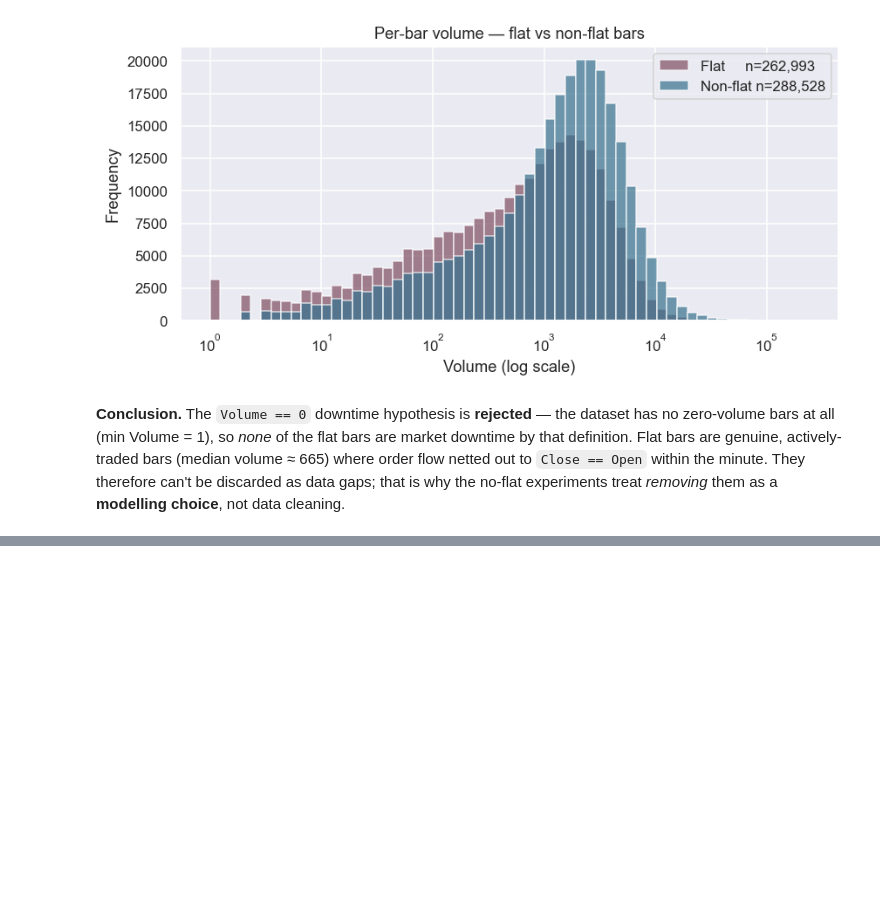
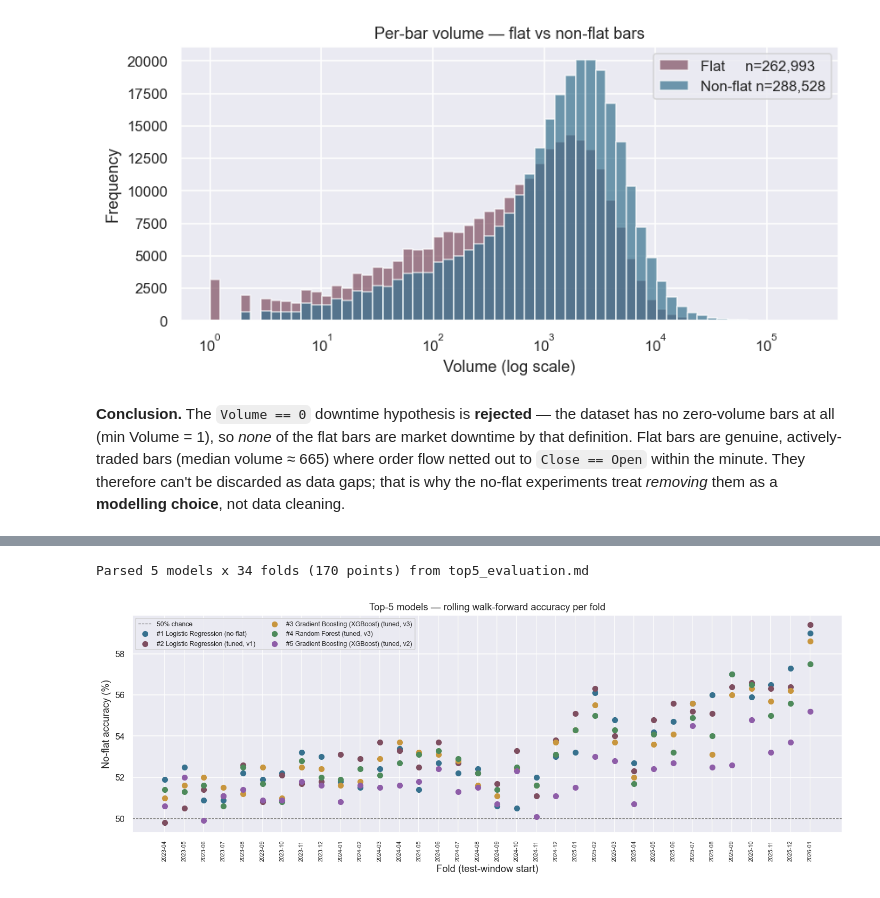
Before and after one commit to no-322/futures-prediction, a Jupyter notebook: notebooks/eda.ipynb, the cells around one changed output, grey strips where cells are left out. Cells and saved outputs as stored; diff of their text form; code cells hidden in the pictures; blank space fills up the shorter version.

```diff
--- a/notebooks/eda.ipynb
+++ b/notebooks/eda.ipynb
@@ -197,0 +203,59 @@ Flat bars at minimum Volume == 1 (thinnest market): 3,203
+# %%
+import re
+
+# Project root (works regardless of where Jupyter was launched from).
+_root = Path.cwd()
+while not (_root / 'src').exists() and _root != _root.parent:
+    _root = _root.parent
+md_path = _root / 'docs' / 'notes' / 'top5_evaluation.md'
+md_text = md_path.read_text()
+
+# Parse top5_evaluation.md: one "## #<rank> <name>" section per model, each with a
+# per-fold table whose rows are "| <fold> | <start> -> <end> | n_train | n_test | <acc>% |".
+_sec_re = re.compile(r'^## #(\d+)\s+(.*)$', re.MULTILINE)
+_row_re = re.compile(
+    r'^\|\s*(\d+)\s*\|\s*(\d{4}-\d{2}-\d{2})\s*→[^|]*\|[^|]*\|[^|]*\|\s*([\d.]+)%\s*\|',
+    re.MULTILINE,
+)
+
+_secs = list(_sec_re.finditer(md_text))
+_records, fold_dates = [], {}
+for _i, _m in enumerate(_secs):
+    rank, name = int(_m.group(1)), _m.group(2).strip()
+    _end = _secs[_i + 1].start() if _i + 1 < len(_secs) else len(md_text)
+    for _r in _row_re.finditer(md_text[_m.end():_end]):
+        fold, date, acc = int(_r.group(1)), _r.group(2), float(_r.group(3))
+        _records.append({'rank': rank, 'model': name, 'fold': fold, 'accuracy': acc})
+        fold_dates.setdefault(fold, date)
+
+wf = pd.DataFrame(_records)
+models = wf[['rank', 'model']].drop_duplicates().sort_values('rank')['model'].tolist()
+folds = sorted(wf['fold'].unique())
+print(f"Parsed {wf['model'].nunique()} models x {wf['fold'].nunique()} folds "
+      f"({len(wf)} points) from {md_path.name}")
+
+# One distinct colour per model (top-5 in leaderboard rank order).
+colors = ['#37718E', '#7E4E60', '#C8963E', '#4E8A5B', '#8E5DA8']
+
+fig, ax = plt.subplots(figsize=(13, 5))
+# Vertical line marking each fold; the five models' points line up on it.
+for f in folds:
+    ax.axvline(f, color='grey', lw=0.6, alpha=0.35, zorder=0)
+ax.axhline(50, color='black', lw=0.8, ls='--', alpha=0.5, zorder=1, label='50% chance')
+for name, color in zip(models, colors):
+    sub = wf[wf['model'] == name].sort_values('fold')
+    rank = int(sub['rank'].iloc[0])
+    ax.scatter(sub['fold'], sub['accuracy'], color=color, s=40, zorder=3,
+               label=f'#{rank} {name}')
+
+ax.set_xticks(folds)
+ax.set_xticklabels([fold_dates[f][:7] for f in folds], rotation=90, fontsize=7)
+ax.set_xlabel('Fold (test-window start)')
+ax.set_ylabel('No-flat accuracy (%)')
+ax.set_title('Top-5 models — rolling walk-forward accuracy per fold')
+ax.legend(loc='upper left', fontsize=8, ncol=2)
+plt.tight_layout()
+plt.show()
+# %% [output]
+Parsed 5 models x 34 folds (170 points) from top5_evaluation.md
+[figure, added]
```
Also changed, not shown: parts of 4 cells of this notebook, 19 other files.
